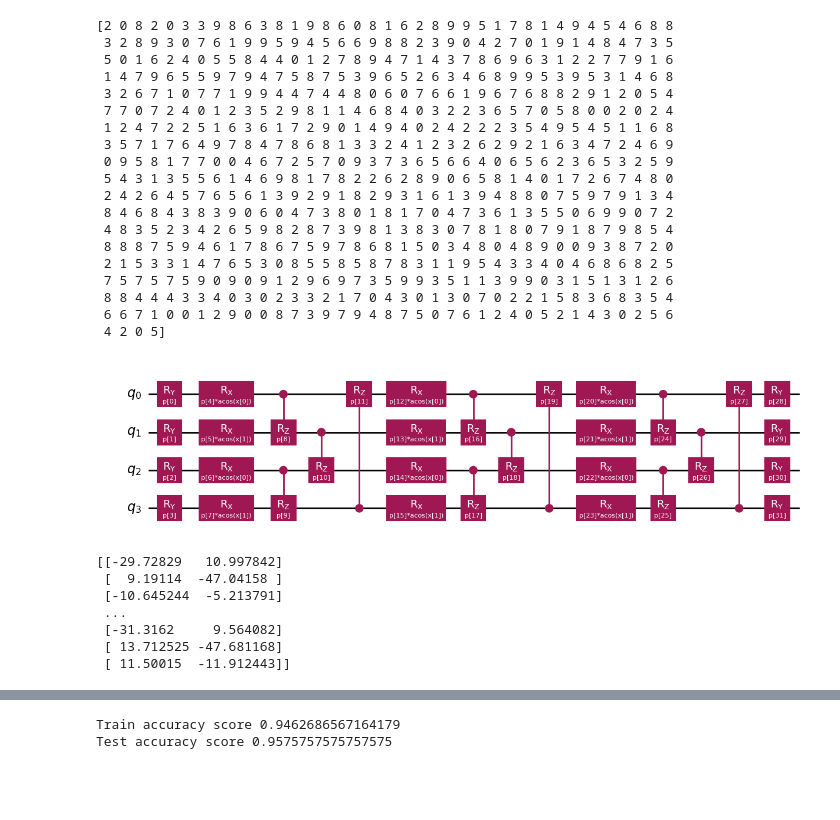
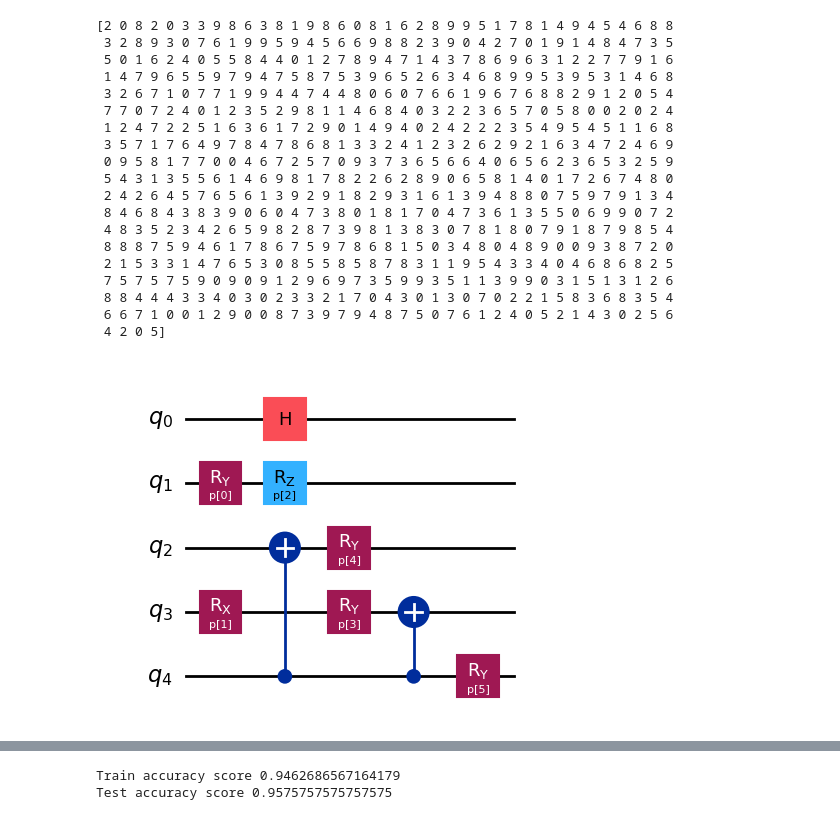
Before and after one commit to vutuanhai237/GA-QSVM, a Jupyter notebook: experiment/9_test_pqk.ipynb, the cells around one changed output, grey strips where cells are left out. Drawn from its saved outputs; the diff is of its cells as text; code cells hidden in the pictures; blank space fills up the shorter version.

```diff
--- a/experiment/9_test_pqk.ipynb
+++ b/experiment/9_test_pqk.ipynb
@@ -66,11 +66,26 @@ scaler = MinMaxScaler((-0.9, 0.9))
 
 X_train = scaler.fit_transform(X_train)
 X_test = scaler.transform(X_test)
+# %%
+from qiskit.qpy import dump, load
+
+home = '/home/qsvm/temp/GA-QSVM/'
+folder = 'digits-N5-Cnot2-D5-C8-g200-p0.01'
+with open(home + folder + '/best_circuit.qpy', 'rb') as f:
+    loaded_circuits = load(f) # qpy.load returns a list of circuits
+
+qc_loaded = loaded_circuits[0]
+# %%
+from squlearn.encoding_circuit import QiskitEncodingCircuit
+
+
+encoding_circuit = QiskitEncodingCircuit(qc_loaded, mode='parameters')
+encoding_circuit.draw(output="mpl")
+# %% [output]
+[figure, added]
 # %%
-encoding_circuit = ChebyshevPQC(num_qubits=4, num_features=2, num_layers=3)
-encoding_circuit.draw(output="mpl")
+# encoding_circuit = ChebyshevPQC(num_qubits=5, num_features=5, num_layers=3)
+# encoding_circuit.draw(output="mpl")
-# %% [output]
-[figure, removed]
 # %%
 kernel = ProjectedQuantumKernel(
     encoding_circuit=encoding_circuit,
@@ -81,12 +96,4 @@ kernel = ProjectedQuantumKernel(
     gamma=0.5,
 )
 # %%
-print(X_train)
+# print(X_train)
-# %% [output]
-[[-29.72829   10.997842]
- [  9.19114  -47.04158 ]
- [-10.645244  -5.213791]
- ...
- [-31.3162     9.564082]
- [ 13.712525 -47.681168]
- [ 11.50015  -11.912443]]
```
Also changed, not shown: parts of 5 cells of this notebook, 2 other files.
